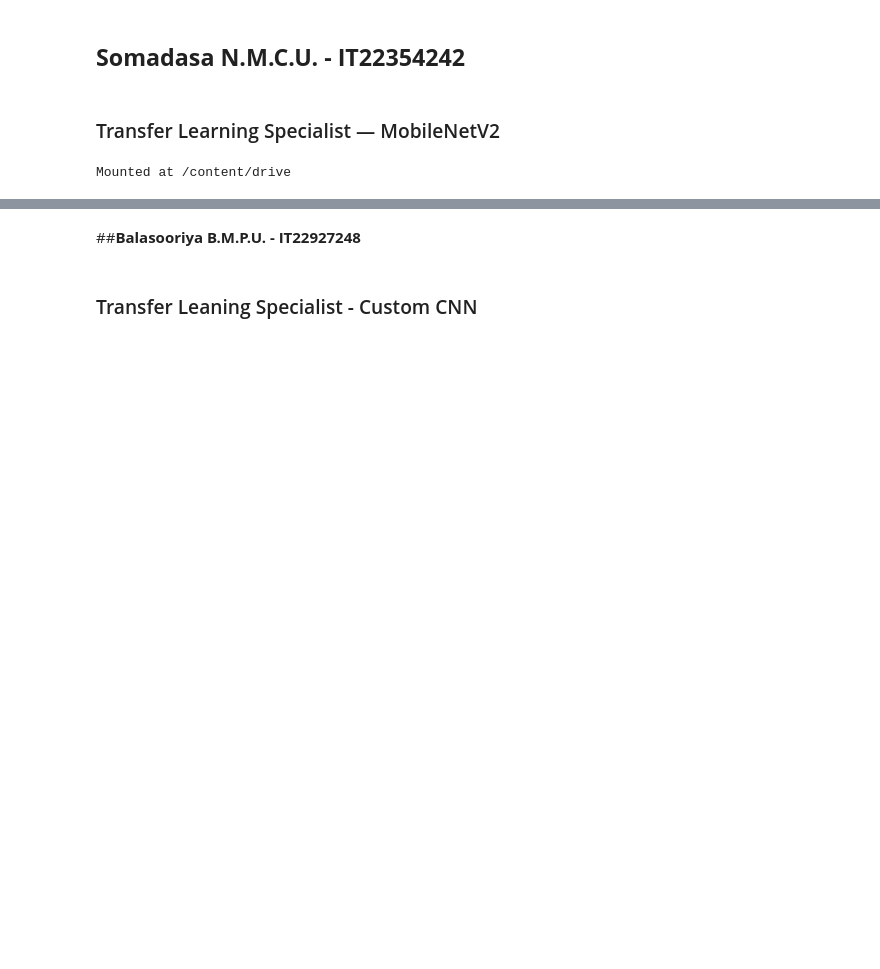
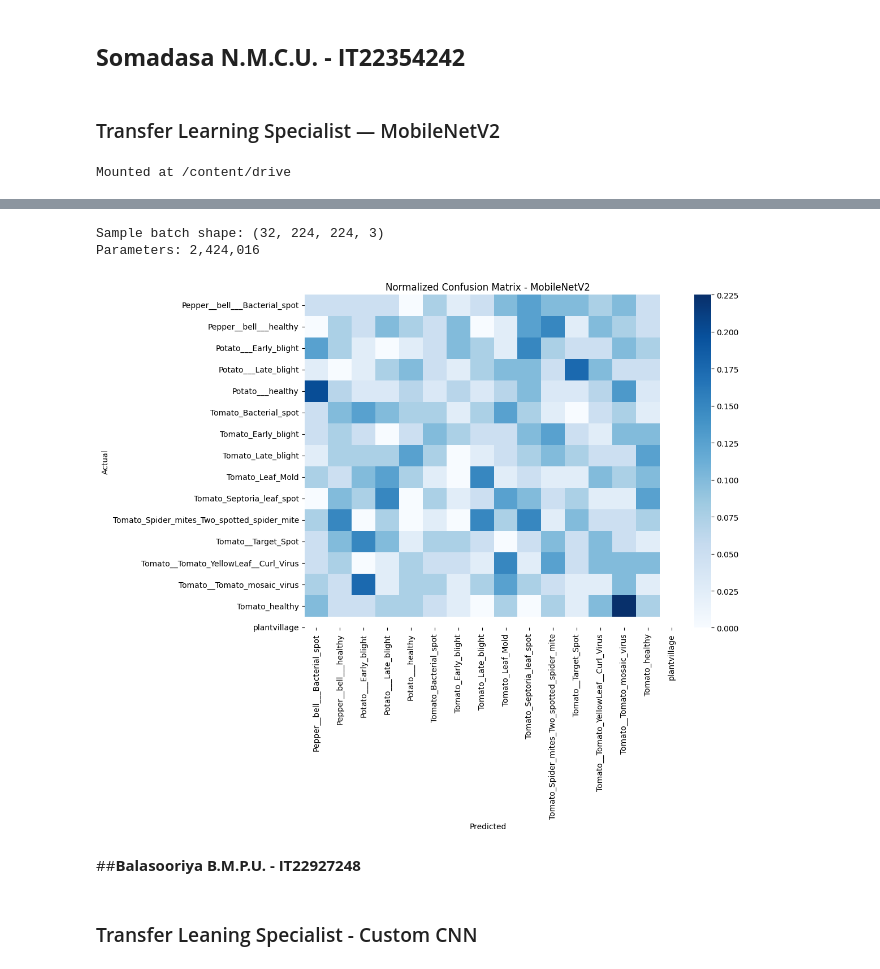
Before and after one commit to ChirathiSomadasa/Deep_Learning_Assignment, a Jupyter notebook: Deep_Learning_Assignment.ipynb, the cells around one changed output, grey strips where cells are left out. Cells and saved outputs as stored; diff of their text form; code cells hidden in the pictures; blank space fills up the shorter version.

```diff
--- a/Deep_Learning_Assignment.ipynb
+++ b/Deep_Learning_Assignment.ipynb
@@ -180,3 +311,44 @@ Predicted Disease: Pepper__bell___Bacterial_spot
+# %%
+
+# Get a sample batch from validation data
+val_data.reset()
+sample_batch, _ = next(val_data)
+print(f"Sample batch shape: {sample_batch.shape}")
+# Parameters
+print(f"Parameters: {model.count_params():,}")
+
+# Inference time (as shown earlier)
+import time
+start = time.time()
+_ = model.predict(sample_batch, verbose=0)
+inference_time = (time.time() - start) / len(sample_batch) * 1000  # ms per image
+# %% [output]
+Sample batch shape: (32, 224, 224, 3)
+Parameters: 2,424,016
+# %%
+from sklearn.metrics import confusion_matrix
+import seaborn as sns
+import matplotlib.pyplot as plt
+
+cm = confusion_matrix(y_true, y_pred_classes, normalize='true')
+
+plt.figure(figsize=(12, 10))
+sns.heatmap(
+    cm,
+    annot=False,
+    cmap='Blues',
+    xticklabels=val_data.class_indices.keys(),
+    yticklabels=val_data.class_indices.keys()
+)
+plt.title("Normalized Confusion Matrix - MobileNetV2")
+plt.xlabel("Predicted")
+plt.ylabel("Actual")
+plt.xticks(rotation=90)
+plt.yticks(rotation=0)
+plt.tight_layout()
+plt.show()
+# %% [output]
+[figure, added]
 # %% [markdown]
 ##**Balasooriya B.M.P.U.  -  IT22927248**
 # %% [markdown]
```
Also changed, not shown: parts of 39 cells of this notebook.
